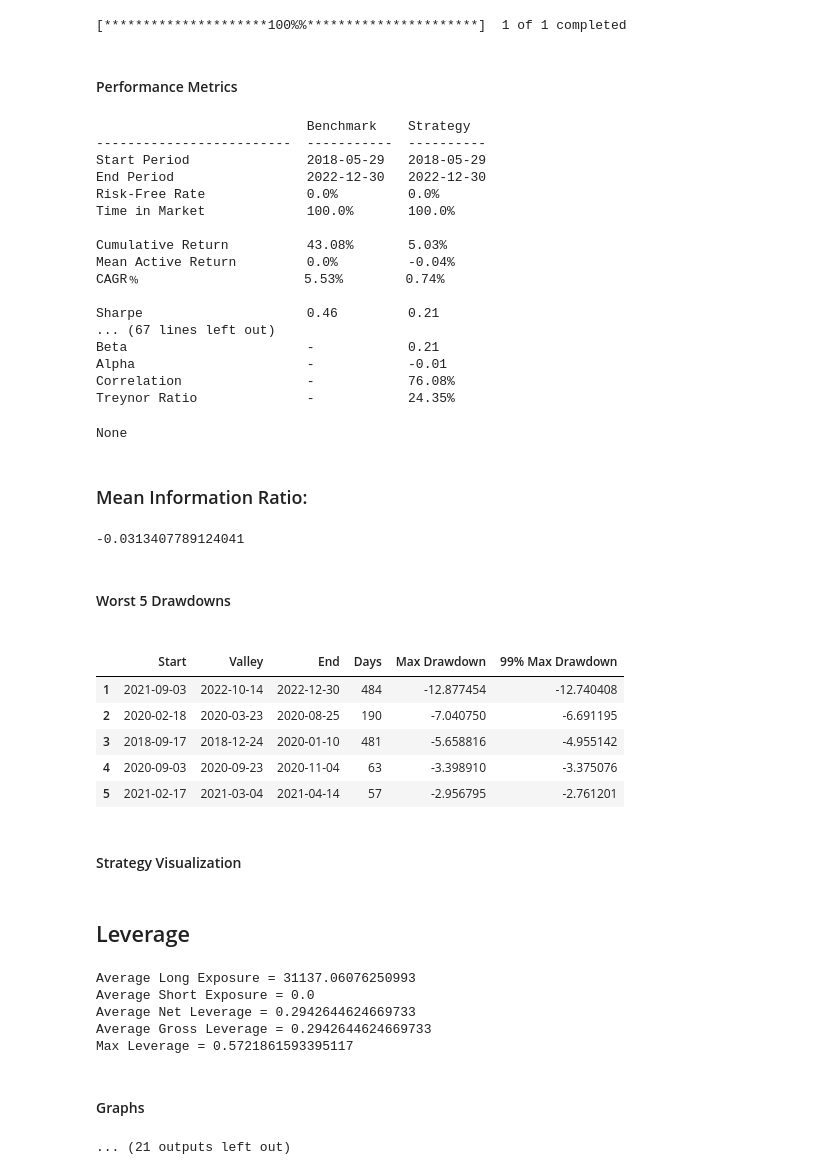
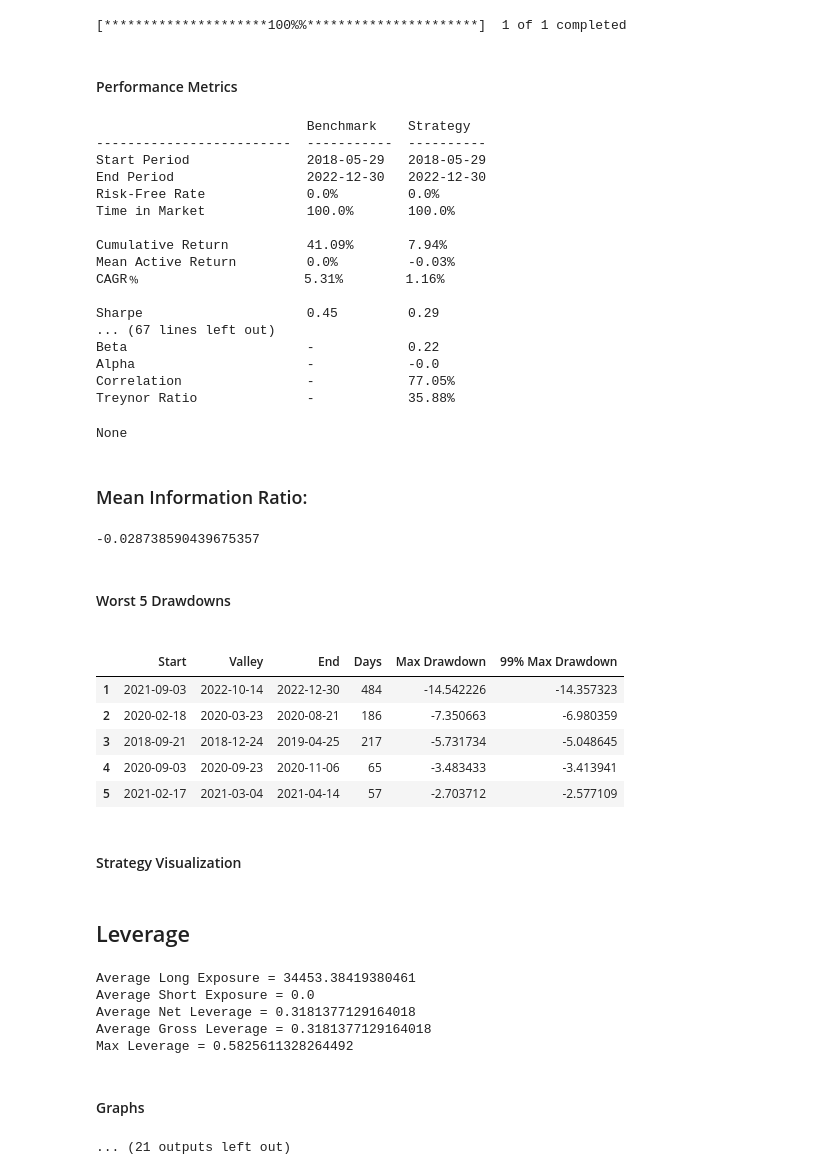
Before and after one commit to luqisha/SnP50-Ensemble-Signal-Module, a Jupyter notebook: S&P50.ipynb, the cells around one changed output. Cells and saved outputs as stored; diff of their text form; code cells hidden in the pictures.

Commit message:
Updated assets, better sharpe and return

```diff
--- a/S&P50.ipynb
+++ b/S&P50.ipynb
@@ -75,47 +75,47 @@ result = run_algorithm(
     data_frequency='daily',
     )
 # %%
-benchmark_returns = yf.download('^sp100', start=start_date, end=end_date, interval='1d')['Adj Close'].pct_change()
+benchmark_returns = yf.download('^GSPC', start=start_date, end=end_date, interval='1d')['Adj Close'].pct_change()
 result.returns.index = benchmark_returns.index
 result.index = benchmark_returns.index
 
 qs.reports.full(result.returns, benchmark=benchmark_returns, df=result)
 # %% [output]
 [*********************100%%**********************]  1 of 1 completed
 Performance Metrics
                            Benchmark    Strategy
 -------------------------  -----------  ----------
 Start Period               2018-05-29   2018-05-29
 End Period                 2022-12-30   2022-12-30
 Risk-Free Rate             0.0%         0.0%
 Time in Market             100.0%       100.0%
 
-Cumulative Return          43.08%       5.03%
-Mean Active Return         0.0%         -0.04%
-CAGR﹪                     5.53%        0.74%
+Cumulative Return          41.09%       7.94%
+Mean Active Return         0.0%         -0.03%
+CAGR﹪                     5.31%        1.16%
 
-Sharpe                     0.46         0.21
+Sharpe                     0.45         0.29
 ... (67 lines left out)
-Beta                       -            0.21
-Alpha                      -            -0.01
-Correlation                -            76.08%
-Treynor Ratio              -            24.35%
+Beta                       -            0.22
+Alpha                      -            -0.0
+Correlation                -            77.05%
+Treynor Ratio              -            35.88%
 None
 Mean Information Ratio:
--0.0313407789124041
+-0.028738590439675357
 Worst 5 Drawdowns
 |  | Start | Valley | End | Days | Max Drawdown | 99% Max Drawdown |
-| 1 | 2021-09-03 | 2022-10-14 | 2022-12-30 | 484 | -12.877454 | -12.740408 |
-| 2 | 2020-02-18 | 2020-03-23 | 2020-08-25 | 190 | -7.040750 | -6.691195 |
-| 3 | 2018-09-17 | 2018-12-24 | 2020-01-10 | 481 | -5.658816 | -4.955142 |
-| 4 | 2020-09-03 | 2020-09-23 | 2020-11-04 | 63 | -3.398910 | -3.375076 |
-| 5 | 2021-02-17 | 2021-03-04 | 2021-04-14 | 57 | -2.956795 | -2.761201 |
+| 1 | 2021-09-03 | 2022-10-14 | 2022-12-30 | 484 | -14.542226 | -14.357323 |
+| 2 | 2020-02-18 | 2020-03-23 | 2020-08-21 | 186 | -7.350663 | -6.980359 |
+| 3 | 2018-09-21 | 2018-12-24 | 2019-04-25 | 217 | -5.731734 | -5.048645 |
+| 4 | 2020-09-03 | 2020-09-23 | 2020-11-06 | 65 | -3.483433 | -3.413941 |
+| 5 | 2021-02-17 | 2021-03-04 | 2021-04-14 | 57 | -2.703712 | -2.577109 |
 Strategy Visualization
 Leverage
-Average Long Exposure = 31137.06076250993
+Average Long Exposure = 34453.38419380461
 Average Short Exposure = 0.0
-Average Net Leverage = 0.2942644624669733
-Average Gross Leverage = 0.2942644624669733
-Max Leverage = 0.5721861593395117
+Average Net Leverage = 0.3181377129164018
+Average Gross Leverage = 0.3181377129164018
+Max Leverage = 0.5825611328264492
 Graphs
 ... (21 outputs left out)
```
Also changed, not shown: parts of 1 cell of this notebook, 51 other files.
